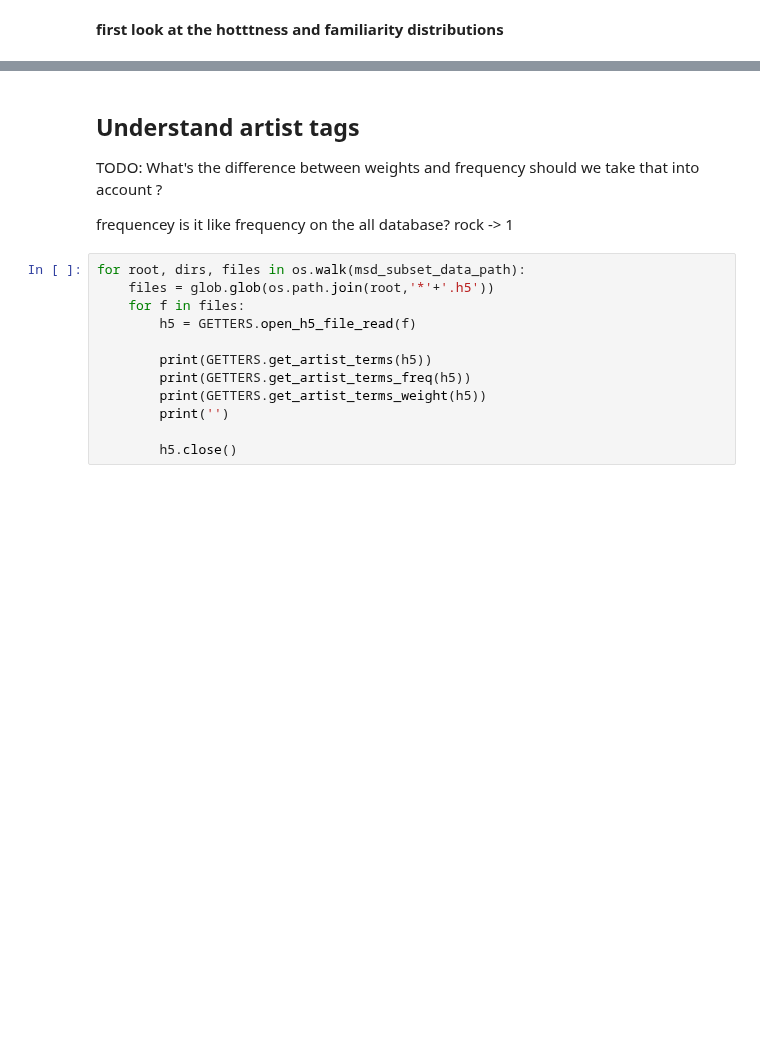
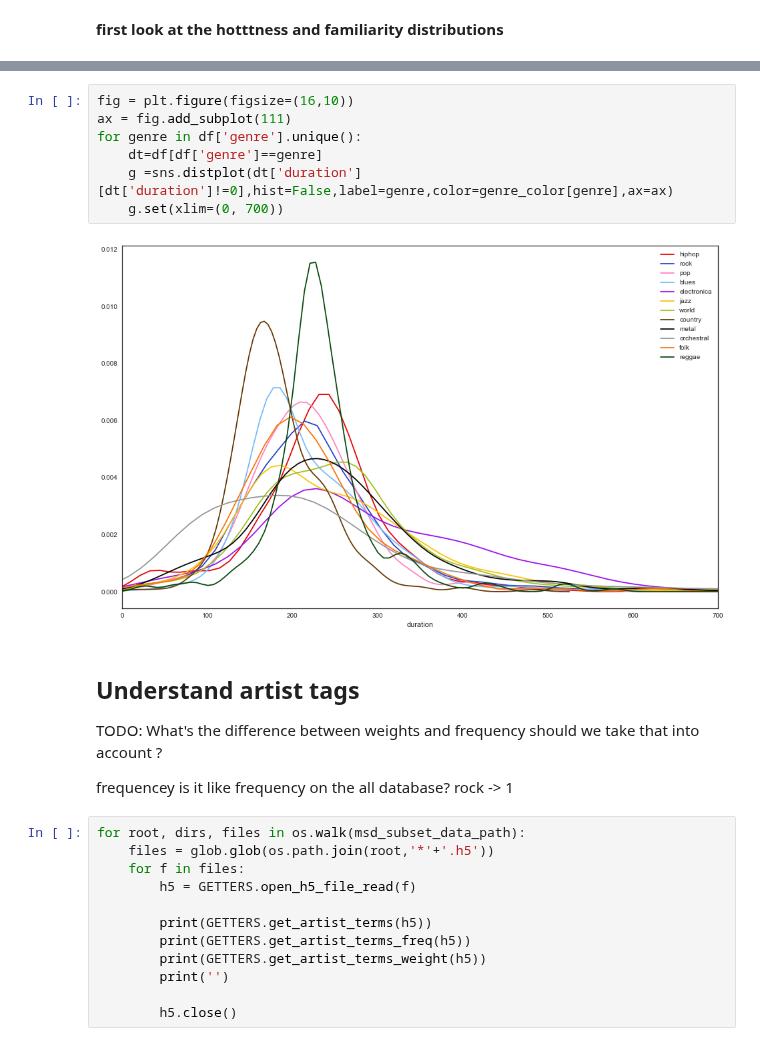
Before and after one commit to mathildemrt/ada, a Jupyter notebook: project/project.ipynb, the cells around one changed output, grey strips where cells are left out. Cells and saved outputs as stored; diff of their text form; blank space fills up the shorter version.

```diff
--- a/project/project.ipynb
+++ b/project/project.ipynb
@@ -545,3 +582,12 @@ sns.distplot(df['duration'][df['duration']!=0],ax=ax)
+# %%
+fig = plt.figure(figsize=(16,10))
+ax = fig.add_subplot(111)
+for genre in df['genre'].unique():
+    dt=df[df['genre']==genre]
+    g =sns.distplot(dt['duration'][dt['duration']!=0],hist=False,label=genre,color=genre_color[genre],ax=ax)
+    g.set(xlim=(0, 700))
+# %% [output]
+[figure, added]
 # %% [markdown]
 ## Understand artist tags
 TODO: What's the difference between weights and frequency should we take that into account ?
```
Also changed, not shown: parts of 51 cells of this notebook.
